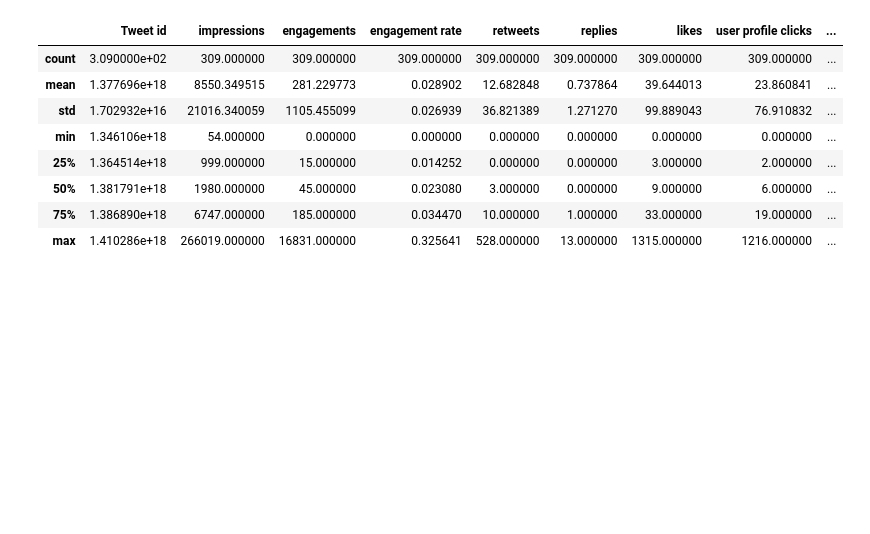
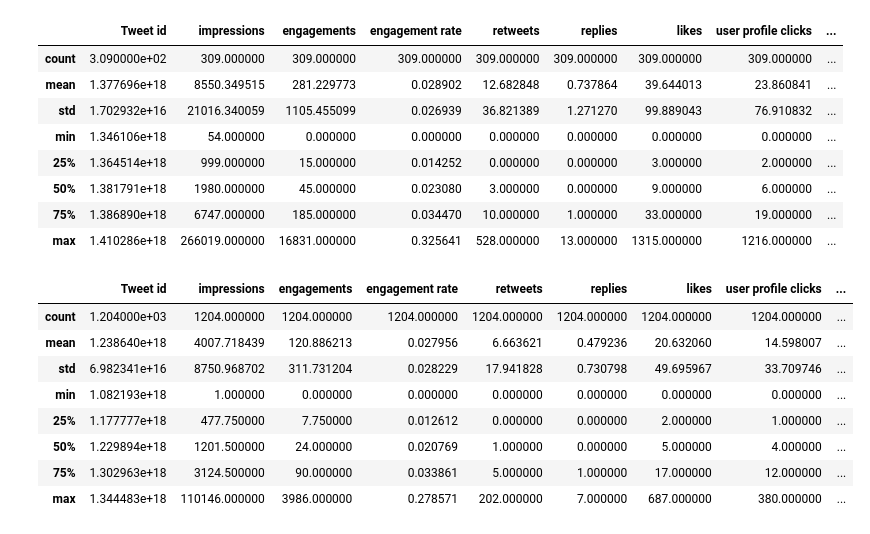
Before and after one commit to taksug229/tweet-analysis, a Jupyter notebook: notebook/1-eda.ipynb, the cells around one changed output. Cells and saved outputs as stored; diff of their text form; code cells hidden in the pictures; blank space fills up the shorter version.

```diff
--- a/notebook/1-eda.ipynb
+++ b/notebook/1-eda.ipynb
@@ -141,4 +156,16 @@ df[mask_2021].describe()
 | 50% | 1.381791e+18 | 1980.000000 | 45.000000 | 0.023080 | 3.000000 | 0.000000 | 9.000000 | 6.000000 | ... |
 | 75% | 1.386890e+18 | 6747.000000 | 185.000000 | 0.034470 | 10.000000 | 1.000000 | 33.000000 | 19.000000 | ... |
 | max | 1.410286e+18 | 266019.000000 | 16831.000000 | 0.325641 | 528.000000 | 13.000000 | 1315.000000 | 1216.000000 | ... |
+# %%
+df[mask_2019_2020].describe()
+# %% [output]
+|  | Tweet id | impressions | engagements | engagement rate | retweets | replies | likes | user profile clicks | ... |
+| count | 1.204000e+03 | 1204.000000 | 1204.000000 | 1204.000000 | 1204.000000 | 1204.000000 | 1204.000000 | 1204.000000 | ... |
+| mean | 1.238640e+18 | 4007.718439 | 120.886213 | 0.027956 | 6.663621 | 0.479236 | 20.632060 | 14.598007 | ... |
+| std | 6.982341e+16 | 8750.968702 | 311.731204 | 0.028229 | 17.941828 | 0.730798 | 49.695967 | 33.709746 | ... |
+| min | 1.082193e+18 | 1.000000 | 0.000000 | 0.000000 | 0.000000 | 0.000000 | 0.000000 | 0.000000 | ... |
+| 25% | 1.177777e+18 | 477.750000 | 7.750000 | 0.012612 | 0.000000 | 0.000000 | 2.000000 | 1.000000 | ... |
+| 50% | 1.229894e+18 | 1201.500000 | 24.000000 | 0.020769 | 1.000000 | 0.000000 | 5.000000 | 4.000000 | ... |
+| 75% | 1.302963e+18 | 3124.500000 | 90.000000 | 0.033861 | 5.000000 | 1.000000 | 17.000000 | 12.000000 | ... |
+| max | 1.344483e+18 | 110146.000000 | 3986.000000 | 0.278571 | 202.000000 | 7.000000 | 687.000000 | 380.000000 | ... |
 # %%
```
Also changed, not shown: parts of 5 cells of this notebook.
